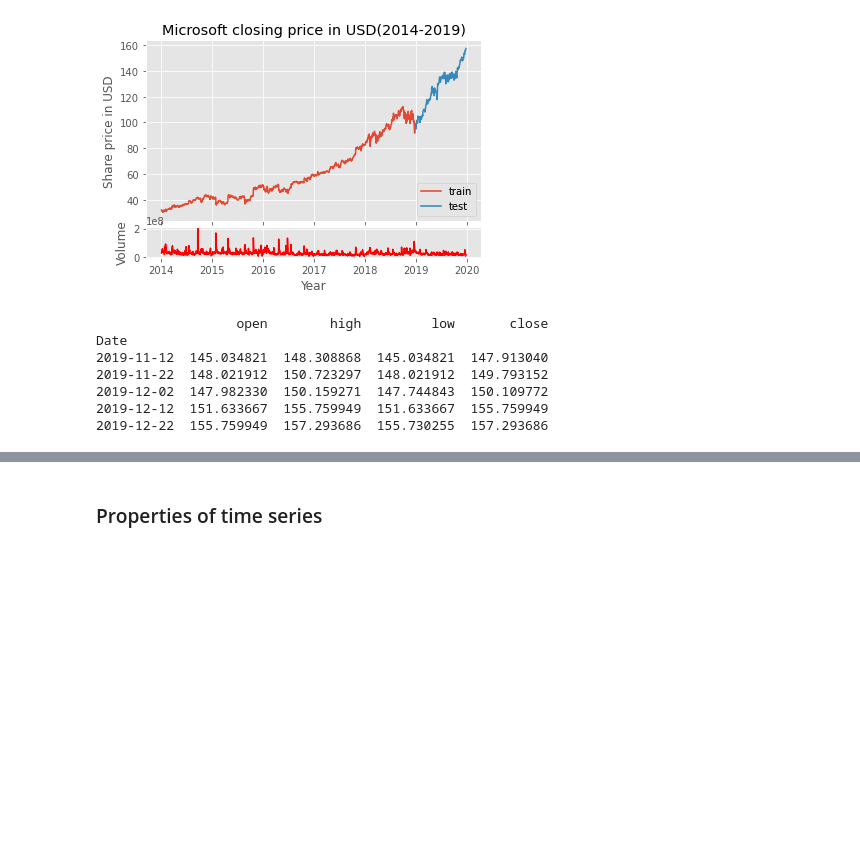
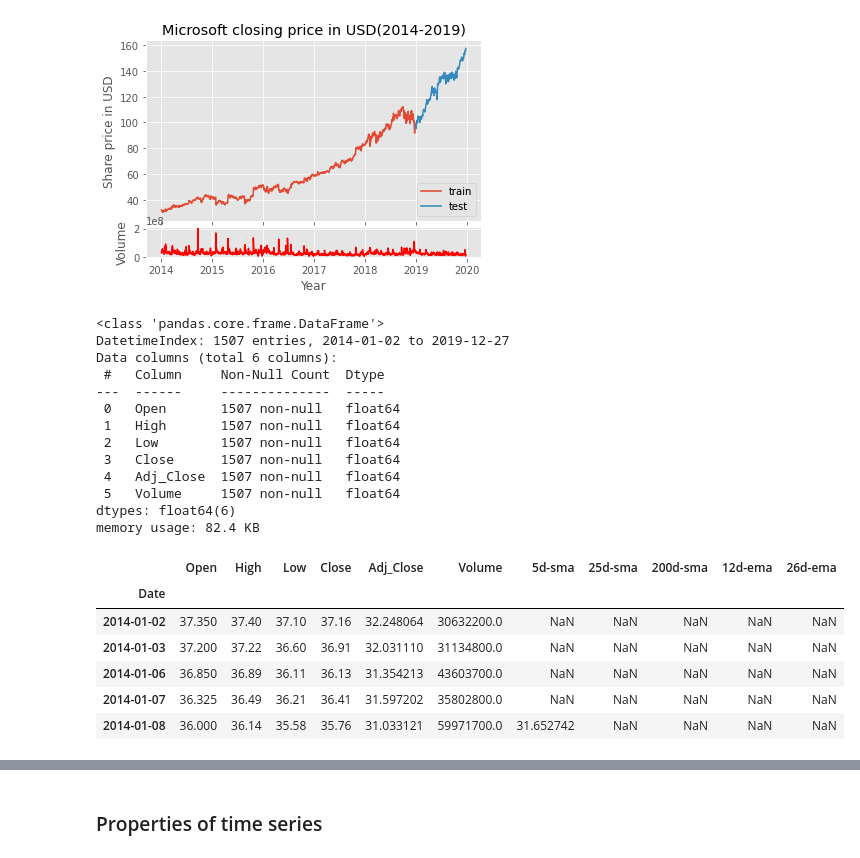
Before and after one commit to yepterence/Stock-Analysis, a Jupyter notebook: Stock-data-exploration.ipynb, the cells around one changed output, grey strips where cells are left out. Drawn from its saved outputs; the diff is of its cells as text; code cells hidden in the pictures; blank space fills up the shorter version.

```diff
--- a/Stock-data-exploration.ipynb
+++ b/Stock-data-exploration.ipynb
@@ -179,17 +178,35 @@ plt.show()
 # %%
 # Daily prices including highs and lows with volume for hockeystick graph
 full_msft_df = eod_msft_data[['Open','High','Low','Close','Adj_Close','Volume']].append(msft_yf)
-# Creating a candle-stick graph
 # If a stock underwent a split, you'd have to create a new dataset based on the Adjusted Close values.
-df_ohlc = full_msft_df['Adj_Close'].resample('10D').ohlc()
-df_vol = full_msft_df['Volume'].resample('10D').sum()
-print (df_ohlc.tail())
+full_msft_df.info()
 # %% [output]
-                  open        high         low       close
-Date
-2019-11-12  145.034821  148.308868  145.034821  147.913040
-2019-11-22  148.021912  150.723297  148.021912  149.793152
-2019-12-02  147.982330  150.159271  147.744843  150.109772
-2019-12-12  151.633667  155.759949  151.633667  155.759949
-2019-12-22  155.759949  157.293686  155.730255  157.293686
+<class 'pandas.core.frame.DataFrame'>
+DatetimeIndex: 1507 entries, 2014-01-02 to 2019-12-27
+Data columns (total 6 columns):
+ #   Column     Non-Null Count  Dtype
+---  ------     --------------  -----
+ 0   Open       1507 non-null   float64
+ 1   High       1507 non-null   float64
+ 2   Low        1507 non-null   float64
+ 3   Close      1507 non-null   float64
+ 4   Adj_Close  1507 non-null   float64
+ 5   Volume     1507 non-null   float64
+dtypes: float64(6)
+memory usage: 82.4 KB
+# %%
+full_msft_df['5d-sma'] = full_msft_df['Adj_Close'].rolling(5).mean()
+full_msft_df['25d-sma'] = full_msft_df['Adj_Close'].rolling(25).mean()
+full_msft_df['200d-sma'] = full_msft_df['Adj_Close'].rolling(200).mean()
+full_msft_df['12d-ema'] = full_msft_df['Adj_Close'].ewm(span=12, min_periods=12).mean()
+full_msft_df['26d-ema'] = full_msft_df['Adj_Close'].ewm(span=26, min_periods=26).mean()
+full_msft_df.head()
+# %% [output]
+|  | Open | High | Low | Close | Adj_Close | Volume | 5d-sma | 25d-sma | 200d-sma | 12d-ema | 26d-ema |
+| Date |  |  |  |  |  |  |  |  |  |  |  |
+| 2014-01-02 | 37.350 | 37.40 | 37.10 | 37.16 | 32.248064 | 30632200.0 | NaN | NaN | NaN | NaN | NaN |
+| 2014-01-03 | 37.200 | 37.22 | 36.60 | 36.91 | 32.031110 | 31134800.0 | NaN | NaN | NaN | NaN | NaN |
+| 2014-01-06 | 36.850 | 36.89 | 36.11 | 36.13 | 31.354213 | 43603700.0 | NaN | NaN | NaN | NaN | NaN |
+| 2014-01-07 | 36.325 | 36.49 | 36.21 | 36.41 | 31.597202 | 35802800.0 | NaN | NaN | NaN | NaN | NaN |
+| 2014-01-08 | 36.000 | 36.14 | 35.58 | 35.76 | 31.033121 | 59971700.0 | 31.652742 | NaN | NaN | NaN | NaN |
 # %%
```
Also changed, not shown: parts of 4 cells of this notebook.
